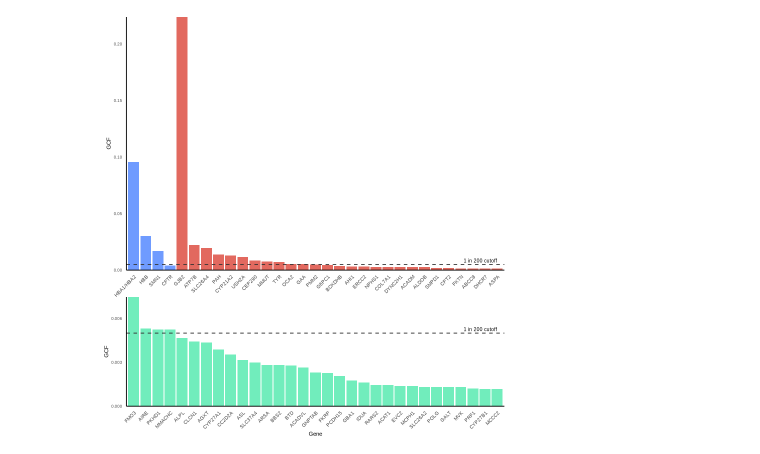
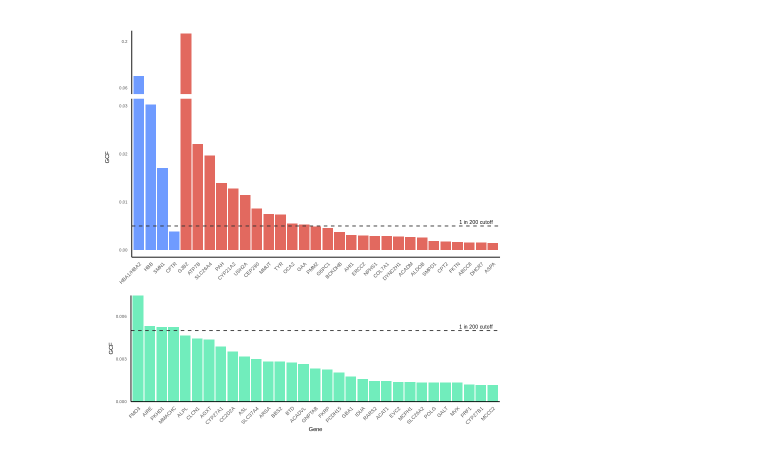
Before and after one commit to hkgi-steam/hkgi_flagship_paper_2025, a Jupyter notebook: figures/src/secondary/recessive/fig.03a.ipynb, the cells around one changed output. Saved outputs shown, nothing was run; the diff lists cells and outputs as text; code cells hidden in the pictures.

Commit message:
fix: figure 3a ggbreak rendering

```diff
--- a/figures/src/secondary/recessive/fig.03a.ipynb
+++ b/figures/src/secondary/recessive/fig.03a.ipynb
@@ -111,47 +111,35 @@ p2 <- ggplot(acmg_t3, aes(x = gene, y = carrier_rate_hkgi, fill = acmg_tier_hkgi
     expand = c(0, 0)
   ) +
   # theme_minimal(base_family = "Arial") +
   theme_minimal() +
   theme(
     axis.text.y = element_text(size = 5),  # Former x-axis text, now on y-axis
     axis.text.x = element_text(angle = 45, size = 6, hjust = 1),  # Former y-axis text, now on x-axis
     plot.title = element_blank(),
     axis.title.y = element_text(size = 7),  # Former x-axis title
     axis.title.x = element_text(size = 7),  # Former y-axis title
     panel.grid = element_blank(),
     axis.line = element_line(color = "black"),
     legend.title = element_text(size = 7),
     legend.text = element_text(size = 6),
     legend.key.size = unit(0.3, "cm"),
     legend.position = "none",
     # Set fixed plot dimensions
     plot.margin = margin(0, 14, 0, 10)
   )
 
-# combined_plot <- p1 / p2 +
-# 	plot_layout(ncol = 1, heights = c(1,0.5))
-
-# Create broken axis version of p1 (this is important)
-p1_with_break <- p1  # ggbreak handles this internally
-
-# Combine plots using cowplot
-combined_plot <- plot_grid(
-  p1_with_break,
-  p2,
-  ncol = 1,
-  align = "v",
-  rel_heights = c(1, 0.5),
-  axis = "lr"  # Align left and right axes
-)
-
+combined_plot <- p1 / p2 +
+	plot_layout(ncol = 1, heights = c(1,0.5))
 
 combined_plot
 
+
+# Save the plot to pdf
 # ggsave(
 # 	filename = "results/secondary/recessive/main/GCF_acmg.pdf",
 # 	plot = combined_plot,
 # 	width = 176, height = 64,
 # 	units = "mm", dpi = 600
 # )
 # %% [output]
-[figure, old version]
+[figure, new version]
```
Also changed, not shown: parts of 1 cell of this notebook.
